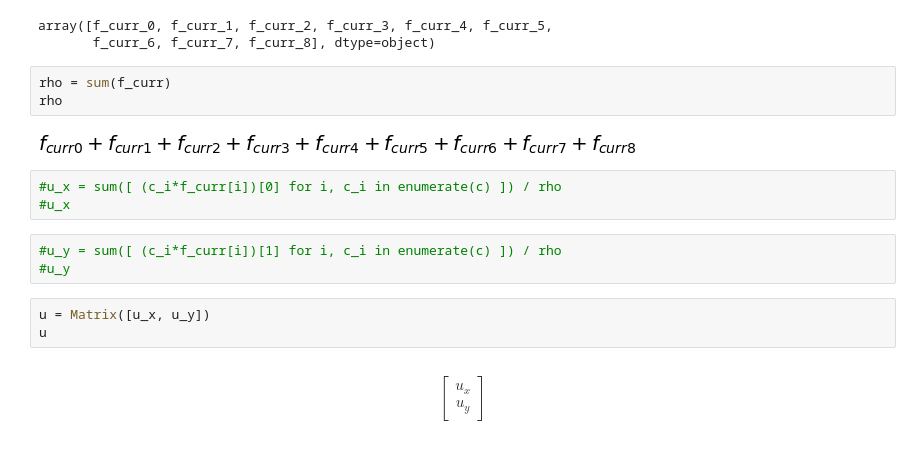
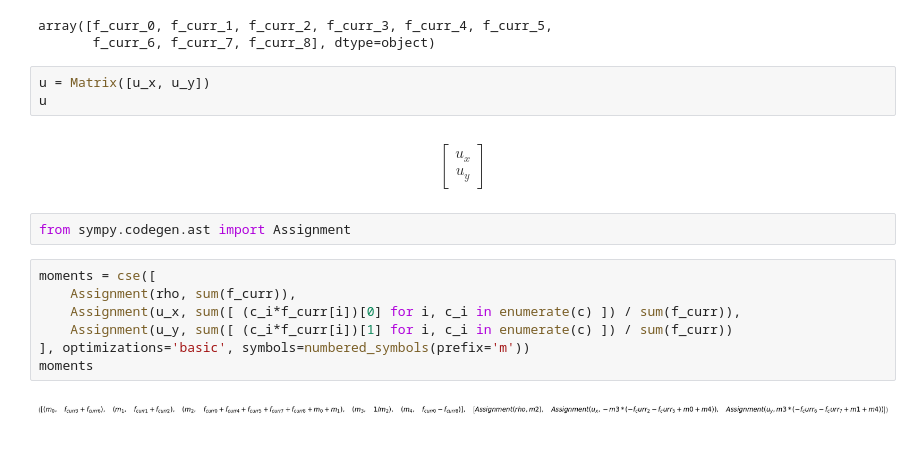
Before and after one commit to KnairdA/symlbm_playground, a Jupyter notebook: lbm_codegen.ipynb, the cells around one changed output. Cells and saved outputs as stored; diff of their text form.

Commit message:
Restructure codegen notebook

```diff
--- a/lbm_codegen.ipynb
+++ b/lbm_codegen.ipynb
@@ -36,19 +40,19 @@ f_curr
 # %% [output]
 array([f_curr_0, f_curr_1, f_curr_2, f_curr_3, f_curr_4, f_curr_5,
        f_curr_6, f_curr_7, f_curr_8], dtype=object)
-# %%
-rho = sum(f_curr)
-rho
-# %% [output]
-[figure, removed]
-# %%
-#u_x = sum([ (c_i*f_curr[i])[0] for i, c_i in enumerate(c) ]) / rho
-#u_x
-# %%
-#u_y = sum([ (c_i*f_curr[i])[1] for i, c_i in enumerate(c) ]) / rho
-#u_y
 # %%
 u = Matrix([u_x, u_y])
 u
 # %% [output]
 $$\left[\begin{matrix}u_{x}\\u_{y}\end{matrix}\right]$$
+# %%
+from sympy.codegen.ast import Assignment
+# %%
+moments = cse([
+    Assignment(rho, sum(f_curr)),
+    Assignment(u_x, sum([ (c_i*f_curr[i])[0] for i, c_i in enumerate(c) ]) / sum(f_curr)),
+    Assignment(u_y, sum([ (c_i*f_curr[i])[1] for i, c_i in enumerate(c) ]) / sum(f_curr))
+], optimizations='basic', symbols=numbered_symbols(prefix='m'))
+moments
+# %% [output]
+[figure, added]
```
Also changed, not shown: parts of 15 cells of this notebook.
